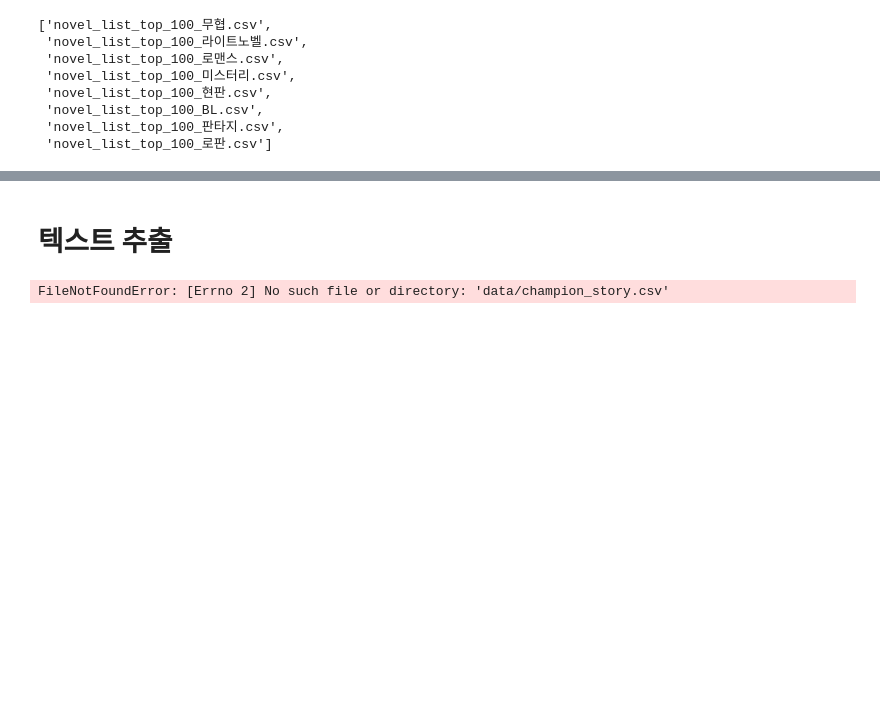
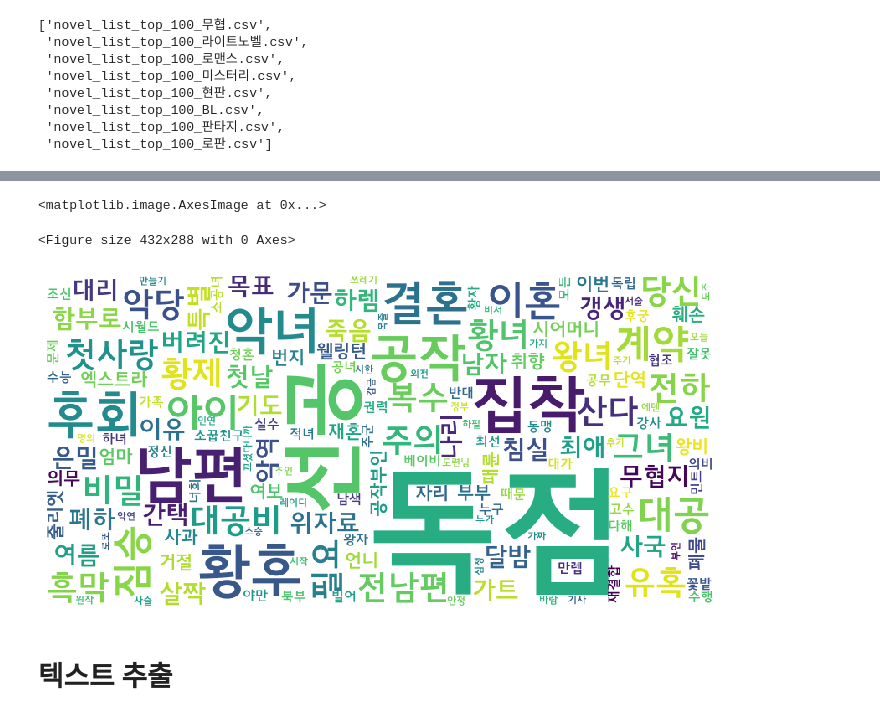
Before and after one commit to sorijoo/Webnovel-project, a Jupyter notebook: text.ipynb, the cells around one changed output, grey strips where cells are left out. Cells and saved outputs as stored; diff of their text form; code cells hidden in the pictures; blank space fills up the shorter version.

```diff
--- a/text.ipynb
+++ b/text.ipynb
@@ -55,0 +49,4 @@ rofan
+# %%
+tmp = muhyup.apply(lambda x: str(x["제목"]) + str(x["요약"]), axis=1)
+
+corpus = " ".join(tmp.tolist())
@@ -56,9 +69,18 @@ rofan
+# %%
+okt = Okt()
+nouns = okt.nouns(corpus)
+words = [n for n in nouns if len(n) > 1] # 단어의 길이가 1개인 것은 제외
+c = Counter(words) # 위에서 얻은 words를 처리하여 단어별 빈도수 형태의 딕셔너리 데이터를 구함
+wc = WordCloud(font_path='System/Library/Fonts/JejuGothic.ttf', scale=2.0,background_color='white')
+gen = wc.generate_from_frequencies(c)
+plt.figure()
+plt.figure(figsize = (12, 10))
+plt.axis('off')
+plt.imshow(gen)
+# %% [output]
+<matplotlib.image.AxesImage at 0x...>
+<Figure size 432x288 with 0 Axes>
+[figure, added]
 # %% [markdown]
 # 텍스트 추출
-# %%
-text_ = pd.read_csv("data/.csv")
-
-champ_dic = {story[1]["이름"].lower():story[1]['배경'] for story in text.iterrows()}
-# %% [output]
-FileNotFoundError: [Errno 2] No such file or directory: 'data/champion_story.csv'
 # %%
```
Also changed, not shown: parts of 7 cells of this notebook.
